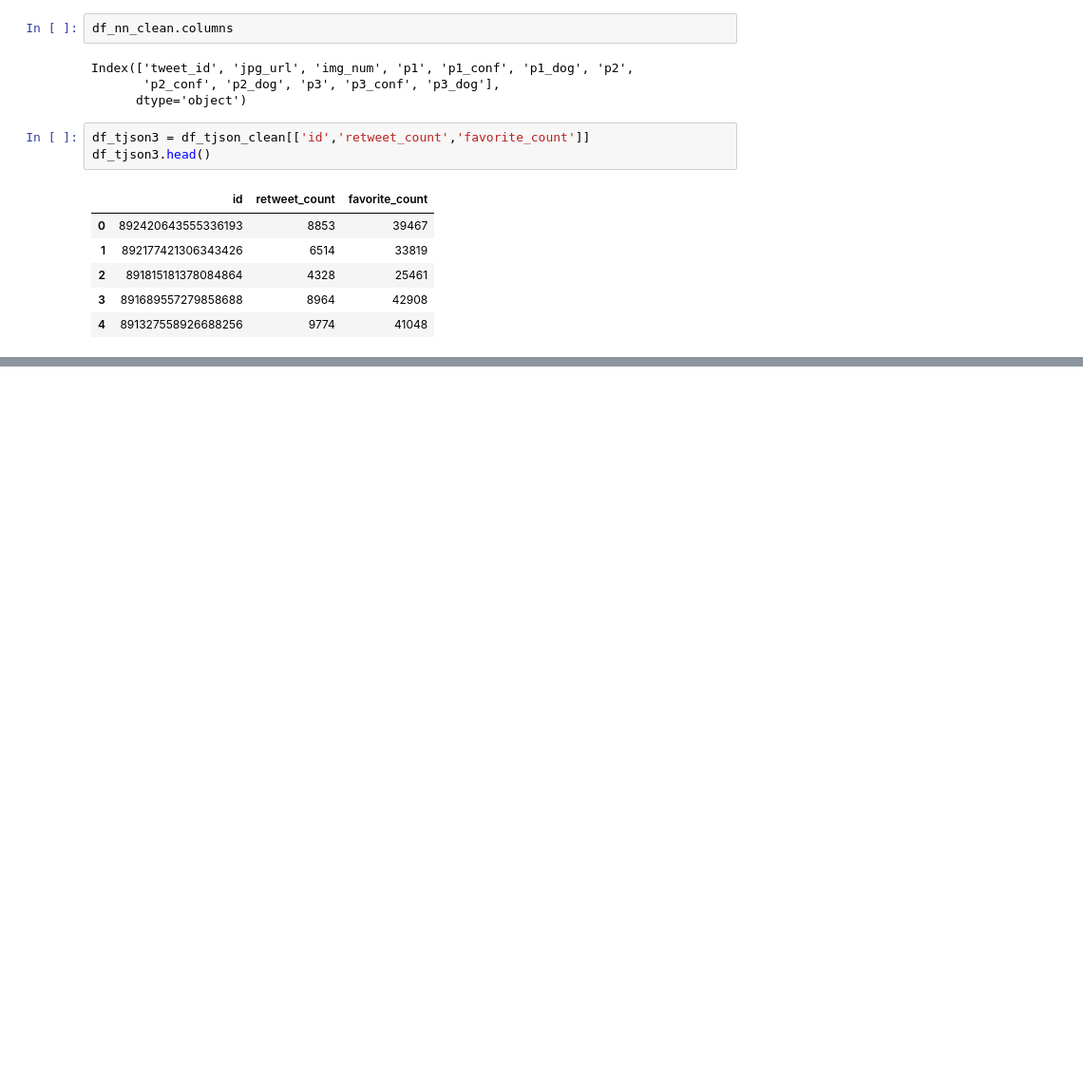
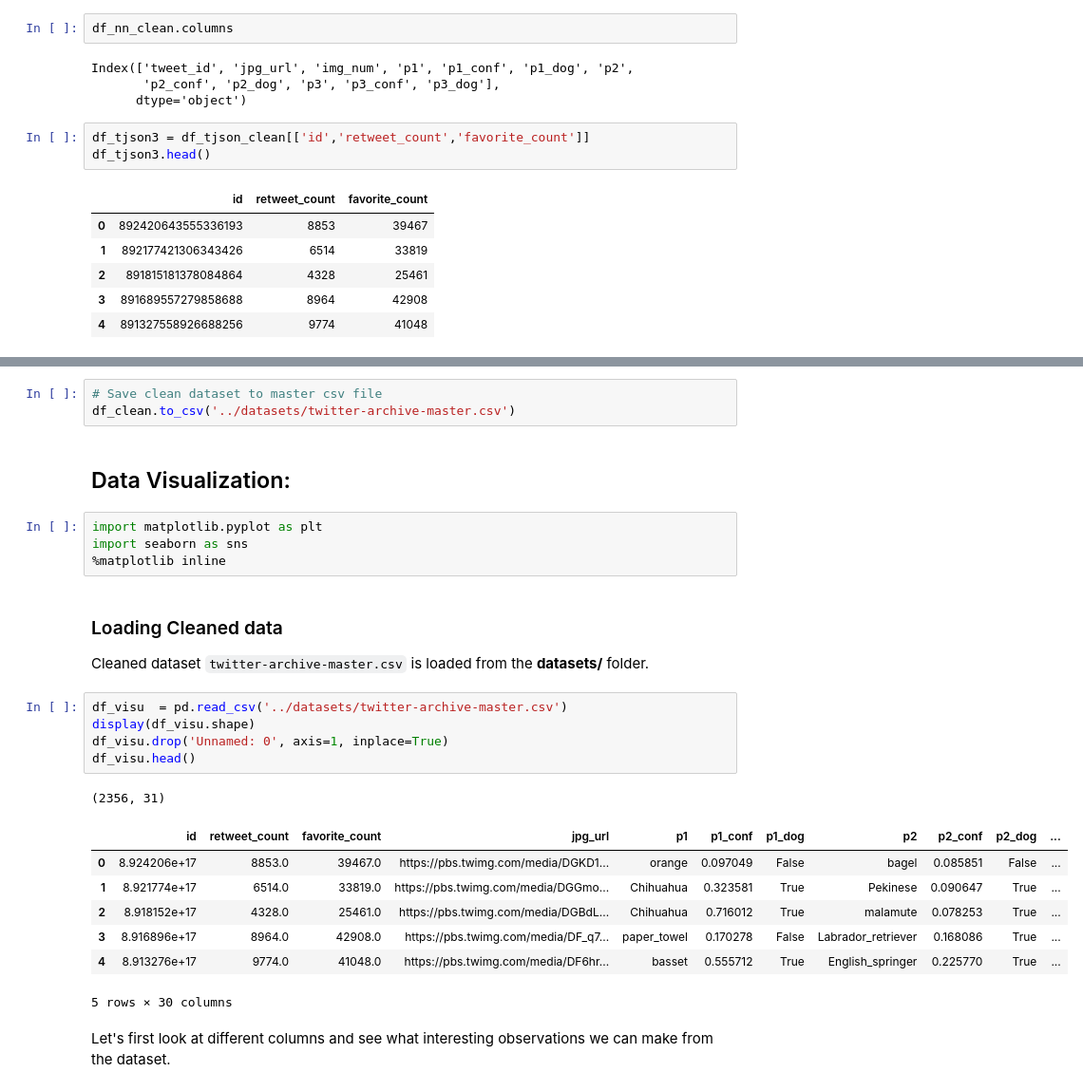
Before and after one commit to haritum/Project-WeRateDogs, a Jupyter notebook: notebooks/wrangle_act.ipynb, the cells around one changed output, grey strips where cells are left out. Shown: that part at 95% size. Saved outputs shown, nothing was run; the diff lists cells and outputs as text; blank space fills up the shorter version.

```diff
--- a/notebooks/wrangle_act.ipynb
+++ b/notebooks/wrangle_act.ipynb
@@ -624,3 +615,31 @@ Index(['id', 'retweet_count', 'favorite_count', 'jpg_url', 'p1', 'p1_conf',
        'expanded_urls', 'rating_numerator', 'rating_denominator', 'name',
        'doggo', 'floofer', 'pupper', 'puppo'],
       dtype='object')
+# %%
+# Save clean dataset to master csv file
+df_clean.to_csv('../datasets/twitter-archive-master.csv')
+# %% [markdown]
+## Data Visualization:
+# %%
+import matplotlib.pyplot as plt
+import seaborn as sns
+%matplotlib inline
+# %% [markdown]
+### Loading Cleaned data
+Cleaned dataset `twitter-archive-master.csv` is loaded from the **datasets/** folder.
+# %%
+df_visu  = pd.read_csv('../datasets/twitter-archive-master.csv')
+display(df_visu.shape)
+df_visu.drop('Unnamed: 0', axis=1, inplace=True)
+df_visu.head()
+# %% [output]
+(2356, 31)
+|  | id | retweet_count | favorite_count | jpg_url | p1 | p1_conf | p1_dog | p2 | p2_conf | p2_dog | ... |
+| 0 | 8.924206e+17 | 8853.0 | 39467.0 | https://pbs.twimg.com/media/DGKD1... | orange | 0.097049 | False | bagel | 0.085851 | False | ... |
+| 1 | 8.921774e+17 | 6514.0 | 33819.0 | https://pbs.twimg.com/media/DGGmo... | Chihuahua | 0.323581 | True | Pekinese | 0.090647 | True | ... |
+| 2 | 8.918152e+17 | 4328.0 | 25461.0 | https://pbs.twimg.com/media/DGBdL... | Chihuahua | 0.716012 | True | malamute | 0.078253 | True | ... |
+| 3 | 8.916896e+17 | 8964.0 | 42908.0 | https://pbs.twimg.com/media/DF_q7... | paper_towel | 0.170278 | False | Labrador_retriever | 0.168086 | True | ... |
+| 4 | 8.913276e+17 | 9774.0 | 41048.0 | https://pbs.twimg.com/media/DF6hr... | basset | 0.555712 | True | English_springer | 0.225770 | True | ... |
+5 rows × 30 columns
+# %% [markdown]
+Let's first look at different columns and see what interesting observations we can make from the dataset.
```
Also changed, not shown: parts of 34 cells of this notebook, 7 other files.
